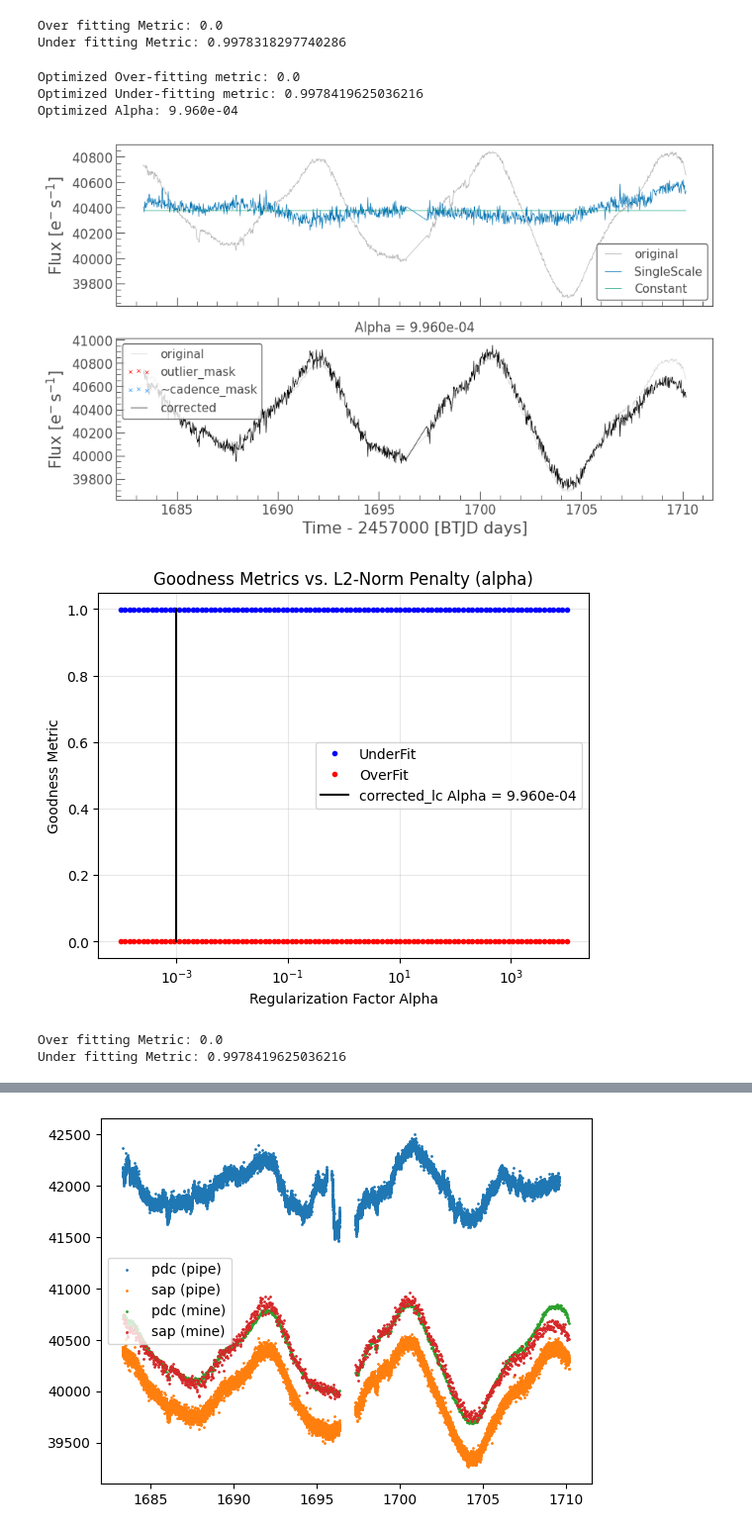
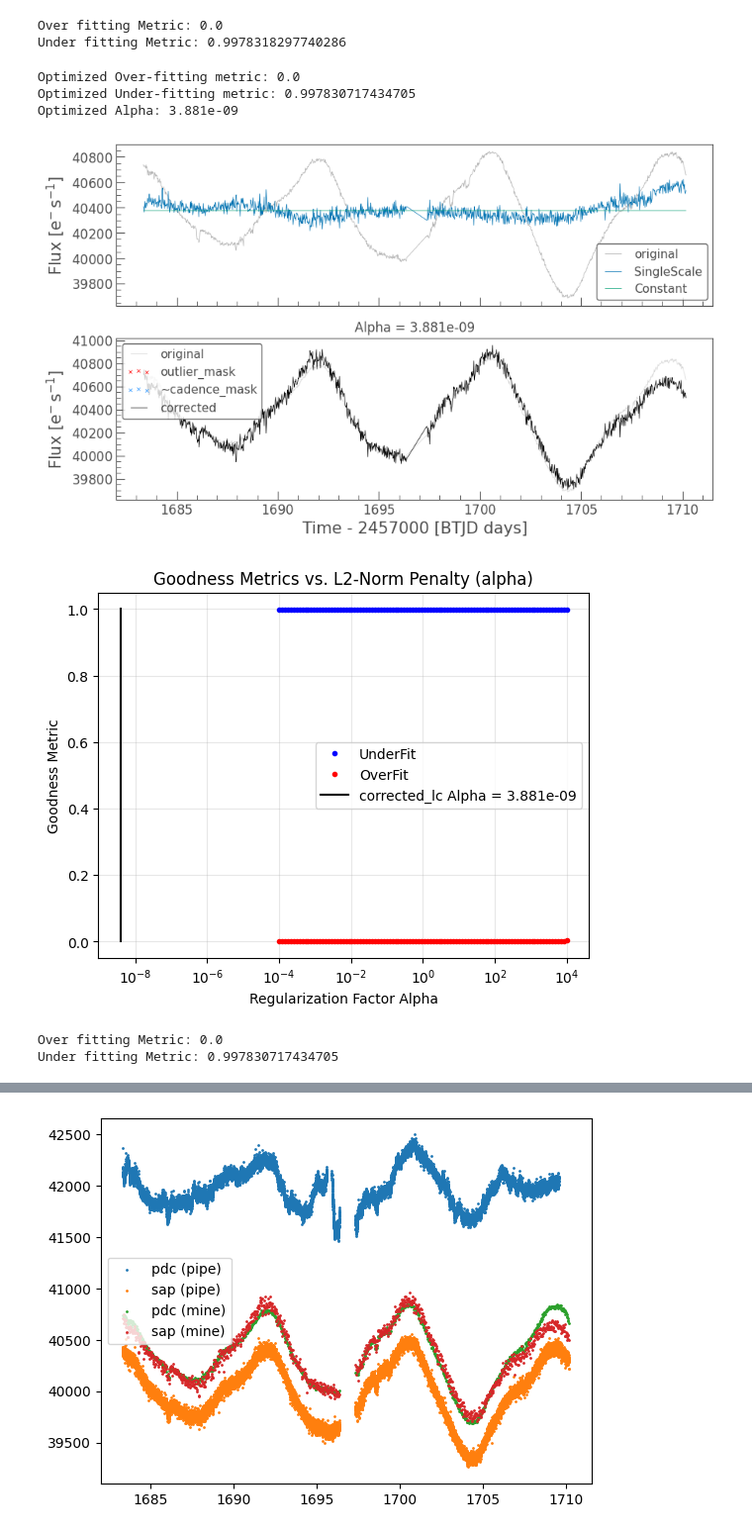
Before and after one commit to rae-holcomb/sset, a Jupyter notebook: tess_sim/tess_cbv.ipynb, the cells around one changed output, grey strips where cells are left out. Shown at 99% size. Drawn from its saved outputs; the diff is of its cells as text; code cells hidden in the pictures.

```diff
--- a/tess_sim/tess_cbv.ipynb
+++ b/tess_sim/tess_cbv.ipynb
@@ -368,27 +368,31 @@ print('Under fitting Metric: {}'.format(cbvCorrector.under_fitting_metric()))
 Over fitting Metric: 0.0
 Under fitting Metric: 0.9978318297740286
 # %%
+# corr_lc = cbvCorrector.correct(cbv_type=cbv_type,
+#                                cbv_indices=cbv_indices,
+#                                alpha_bounds=[1e-4,1e-3])
 corr_lc = cbvCorrector.correct(cbv_type=cbv_type,
                                cbv_indices=cbv_indices,
-                               alpha_bounds=[1e-4, 1e-3])
+                               alpha_bounds=[1e-10,1e-8])
+
 
 cbvCorrector.diagnose()
 
 cbvCorrector.goodness_metric_scan_plot(cbv_type=cbv_type, cbv_indices=cbv_indices);
 plt.show()
 print('Over fitting Metric: {}'.format(cbvCorrector.over_fitting_metric()))
 print('Under fitting Metric: {}'.format(cbvCorrector.under_fitting_metric()))
 
 corr_lc.scatter()
 plt.show()
 # %% [output]
 Optimized Over-fitting metric: 0.0
-Optimized Under-fitting metric: 0.9978419625036216
-Optimized Alpha: 9.960e-04
+Optimized Under-fitting metric: 0.997830717434705
+Optimized Alpha: 3.881e-09
 [figure]
-[figure, old version]
+[figure, new version]
 Over fitting Metric: 0.0
-Under fitting Metric: 0.9978419625036216
+Under fitting Metric: 0.997830717434705
 [figure]
 # %%
 # download the pipeline sap and compare
```
Also changed, not shown: 1 other file.
